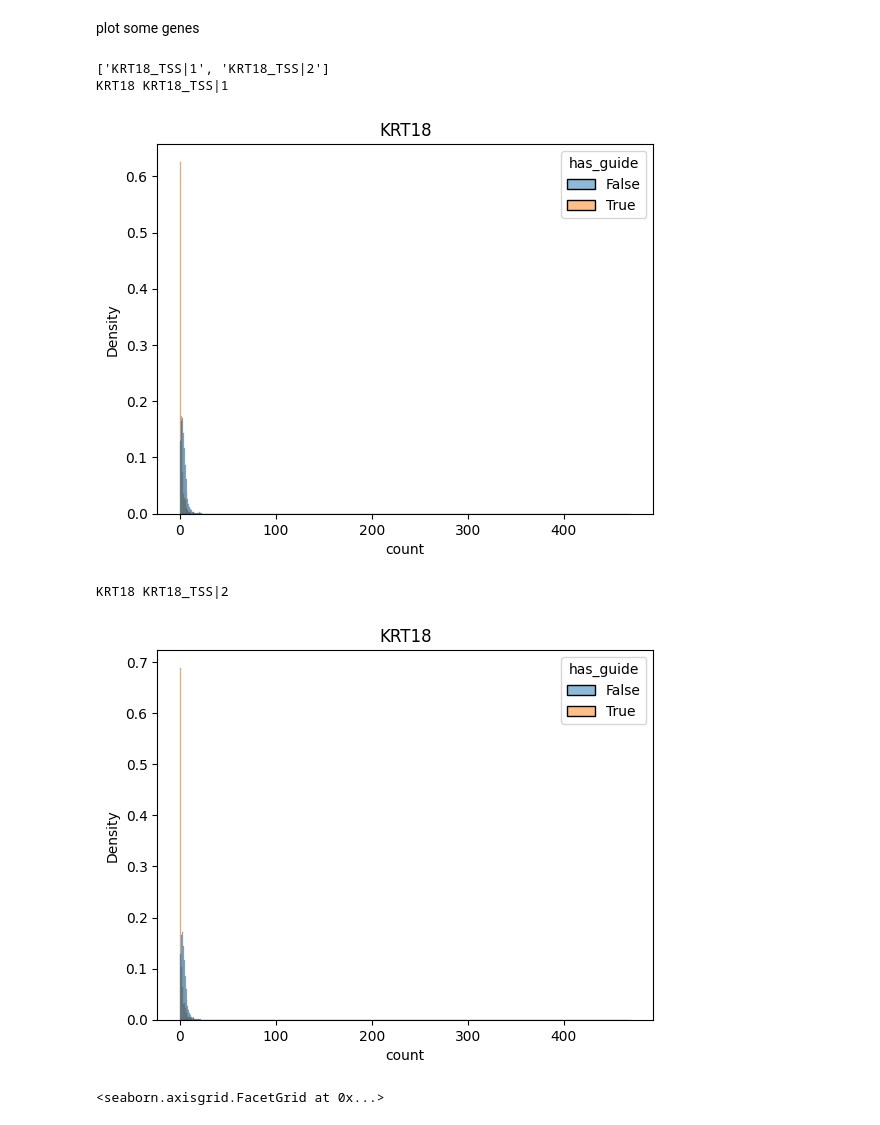
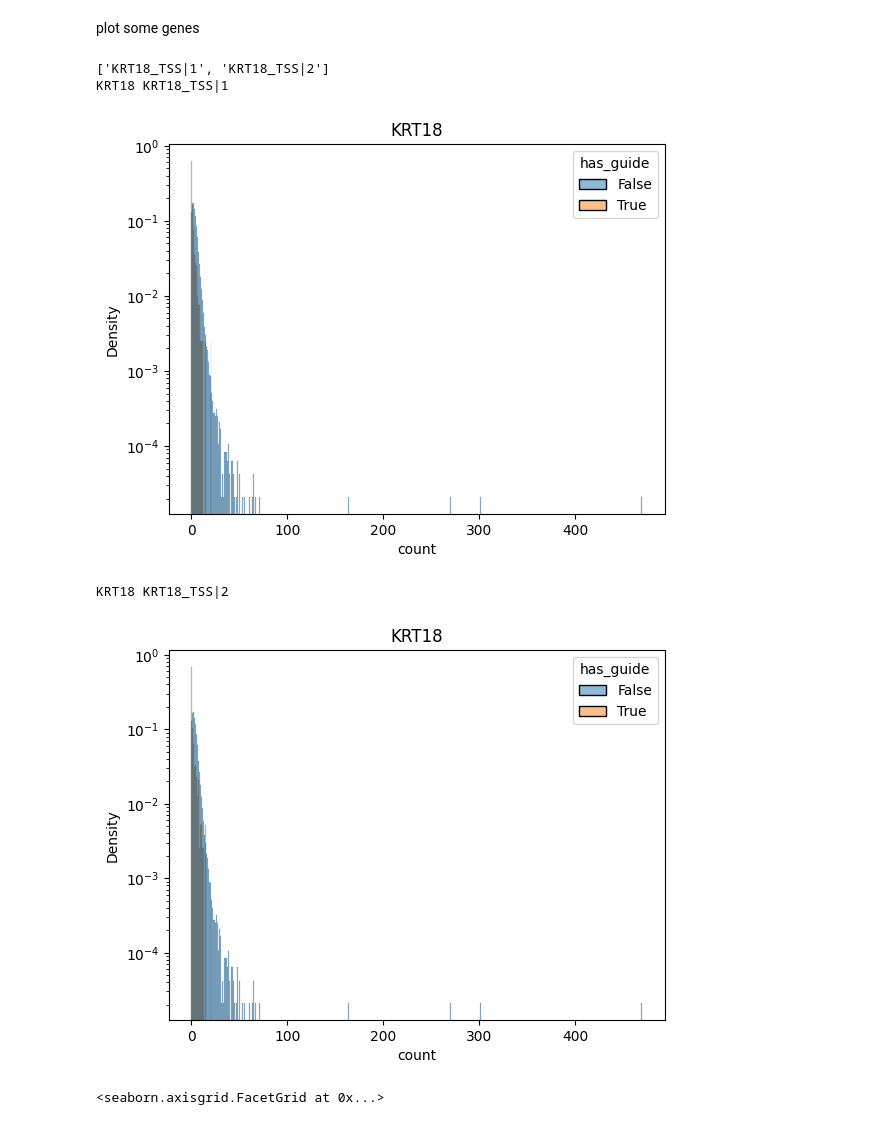
Before and after one commit to pinellolab/PerTurbo, a Jupyter notebook: reproducibility/gasperini_pilot.ipynb, the cells around one changed output. Saved outputs shown, nothing was run; the diff lists cells and outputs as text; code cells hidden in the pictures.

```diff
--- a/reproducibility/gasperini_pilot.ipynb
+++ b/reproducibility/gasperini_pilot.ipynb
@@ -385,34 +337,35 @@ import scanpy as sc
 # guide_2 = f"{plot_gene}_TSS|2"
 # guide_1 = "TMED10_TSS|1"
 # guide_2 = "TMED10_TSS|2"
 
 
 print(selected_guides)
 # plot_genes = selected_genes
 # plot_gene = selected_genes
 # plot_genes = ["TMED10","KDELR2","KDELR3","SEC13", "YIF1A"]
 for plot_gene in selected_genes:
     for plot_guide in selected_guides:
         print(plot_gene, plot_guide)
         counts = mdata["rna"][:, plot_gene].X.todense().A1
         guide_1_obs = mdata["grna"][:, plot_guide].X.astype(bool).squeeze()
 
         plot_df = pd.DataFrame({"count": counts, "has_guide": guide_1_obs})
         sns.histplot(
             plot_df,
             x="count",
             hue="has_guide",
             binwidth=1,
             common_norm=False,
             stat="density",
         )
+        plt.semilogy()
         # plt.xlim(0, 50)
         plt.title(plot_gene)
         plt.show()
 # %% [output]
 ['KRT18_TSS|1', 'KRT18_TSS|2']
 KRT18 KRT18_TSS|1
-[figure, old version]
+[figure, new version]
 KRT18 KRT18_TSS|2
-[figure, old version]
+[figure, new version]
 # %%
```
Also changed, not shown: parts of 6 cells of this notebook, 3 other files.
